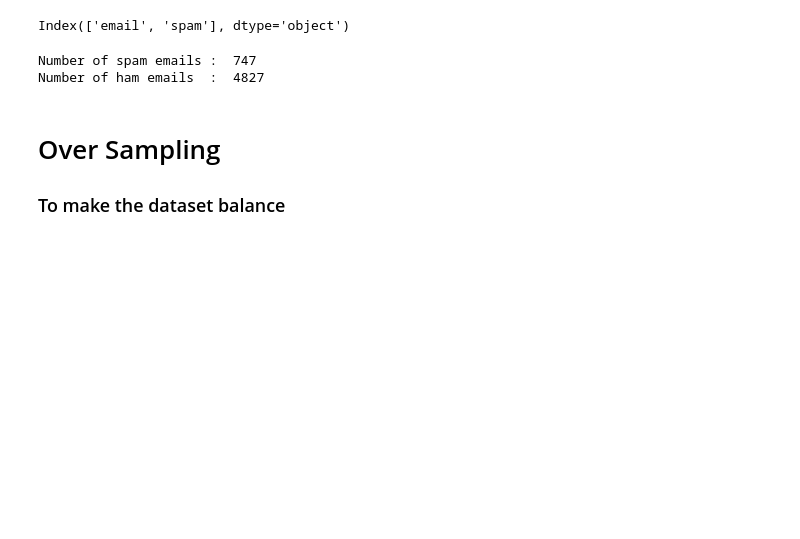
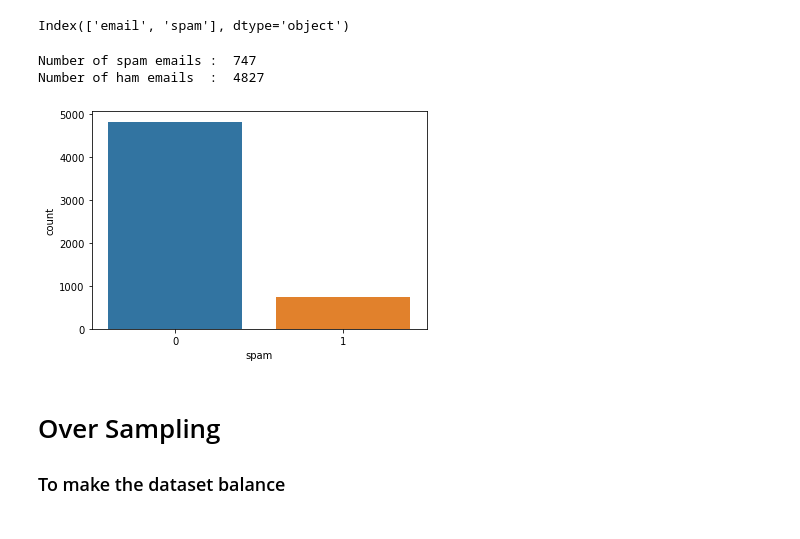
Before and after one commit to tejasborkar74/Spam-Detection-Naive-Bayes-ML, a Jupyter notebook: spam detection.ipynb, the cells around one changed output. Cells and saved outputs as stored; diff of their text form; code cells hidden in the pictures; blank space fills up the shorter version.

Commit message:
plot added

```diff
--- a/spam detection.ipynb
+++ b/spam detection.ipynb
@@ -62,9 +64,14 @@ Index(['email', 'spam'], dtype='object')
 # %%
 print("Number of spam emails : " ,df[df['spam'] == 1].shape[0])
 print("Number of ham emails  : ",df[df['spam'] == 0].shape[0])
+
+
+sns.countplot(x = 'spam' , data = df)
+plt.show()
 # %% [output]
 Number of spam emails :  747
 Number of ham emails  :  4827
+[figure, added]
 # %% [markdown]
 # Over Sampling
 
```
Also changed, not shown: parts of 3 cells of this notebook.
